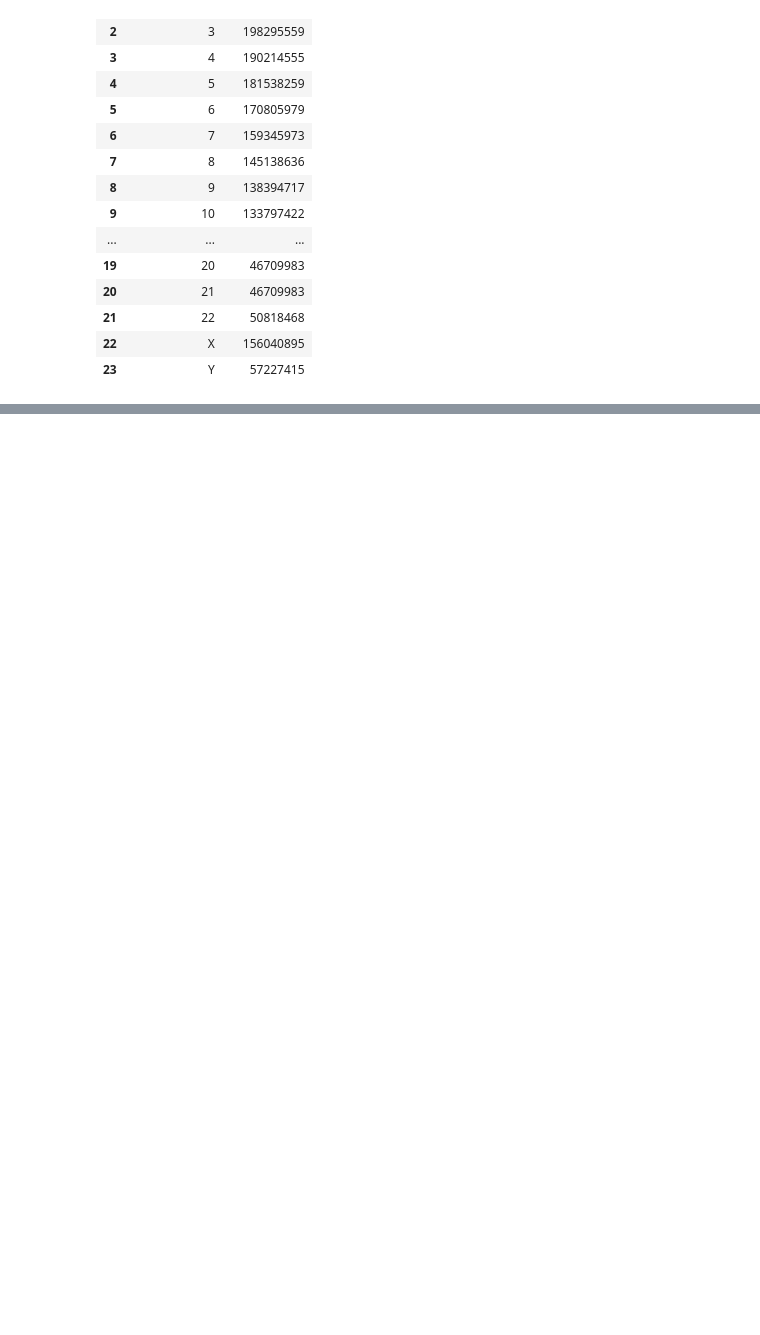
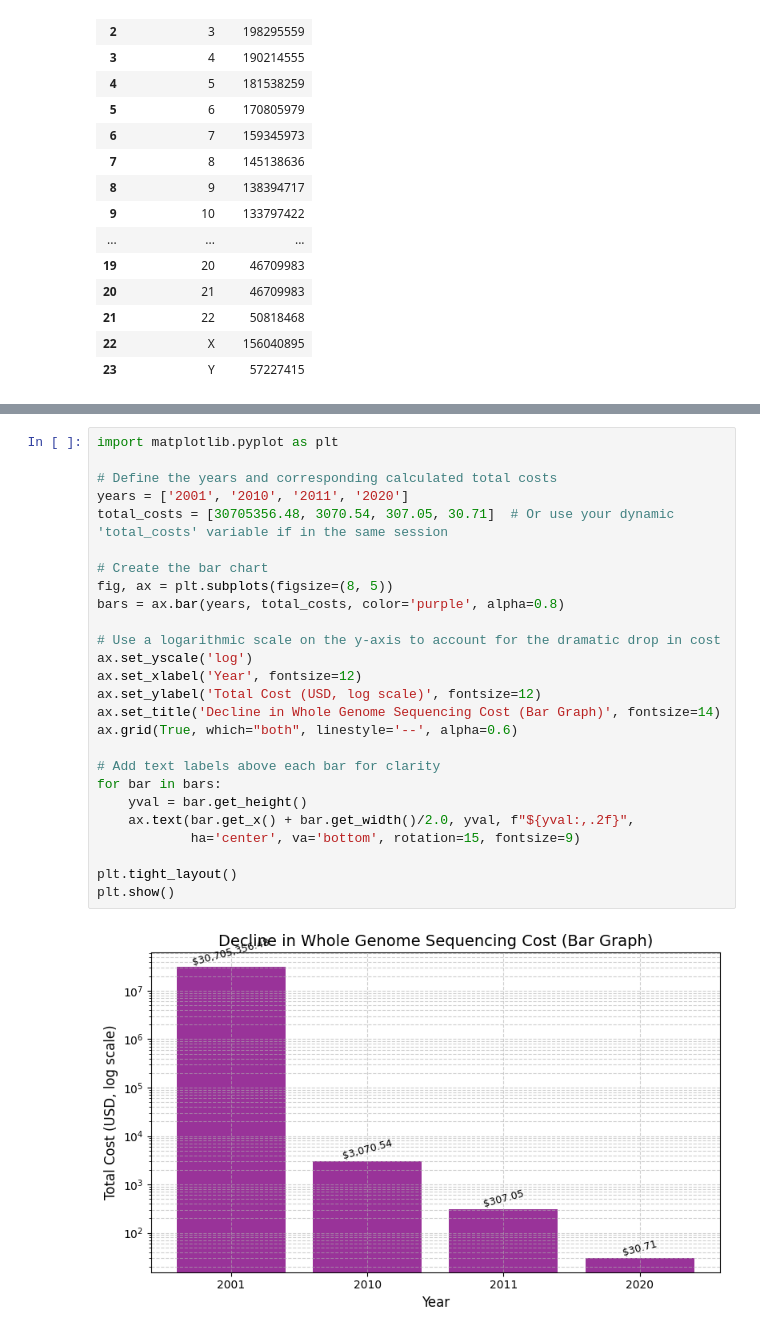
Before and after one commit to longdo9257/longdo9257.github.io, a Jupyter notebook: Sept9Class.ipynb, the cells around one changed output, grey strips where cells are left out. Cells and saved outputs as stored; diff of their text form; blank space fills up the shorter version.

```diff
--- a/Sept9Class.ipynb
+++ b/Sept9Class.ipynb
@@ -39,0 +124,28 @@ chrom_data
+# %%
+import matplotlib.pyplot as plt
+
+# Define the years and corresponding calculated total costs
+years = ['2001', '2010', '2011', '2020']
+total_costs = [30705356.48, 3070.54, 307.05, 30.71]  # Or use your dynamic 'total_costs' variable if in the same session
+
+# Create the bar chart
+fig, ax = plt.subplots(figsize=(8, 5))
+bars = ax.bar(years, total_costs, color='purple', alpha=0.8)
+
+# Use a logarithmic scale on the y-axis to account for the dramatic drop in cost
+ax.set_yscale('log')
+ax.set_xlabel('Year', fontsize=12)
+ax.set_ylabel('Total Cost (USD, log scale)', fontsize=12)
+ax.set_title('Decline in Whole Genome Sequencing Cost (Bar Graph)', fontsize=14)
+ax.grid(True, which="both", linestyle='--', alpha=0.6)
+
+# Add text labels above each bar for clarity
+for bar in bars:
+    yval = bar.get_height()
+    ax.text(bar.get_x() + bar.get_width()/2.0, yval, f"${yval:,.2f}",
+            ha='center', va='bottom', rotation=15, fontsize=9)
+
+plt.tight_layout()
+plt.show()
+# %% [output]
+[figure, added]
```
Also changed, not shown: parts of 8 cells of this notebook.
